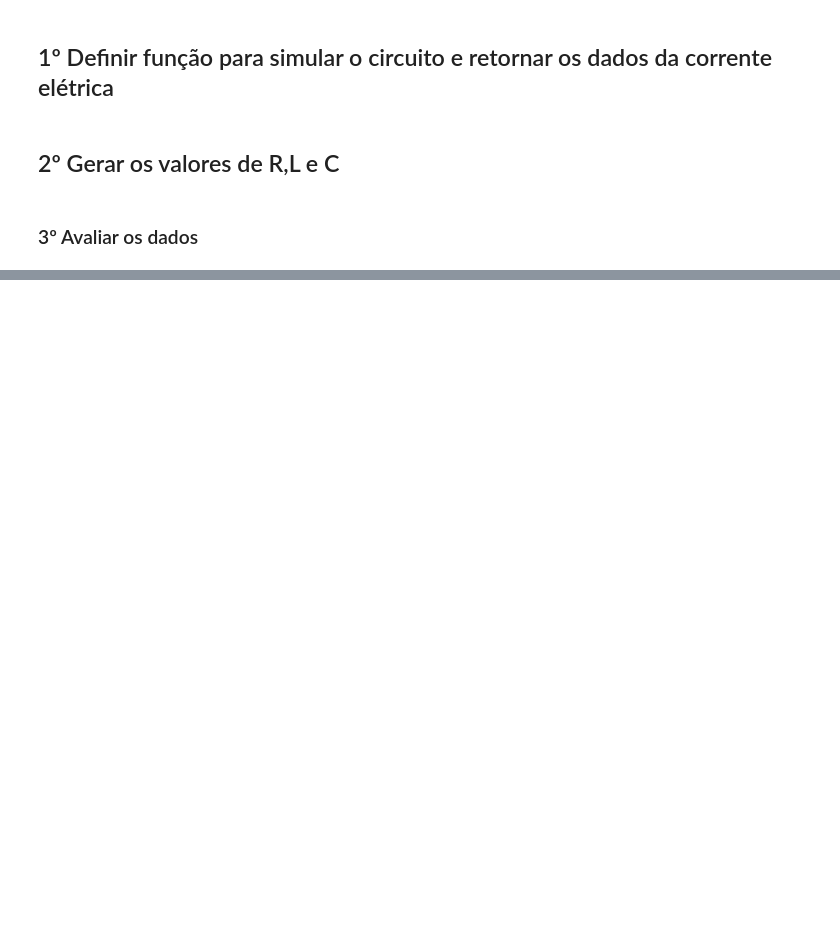
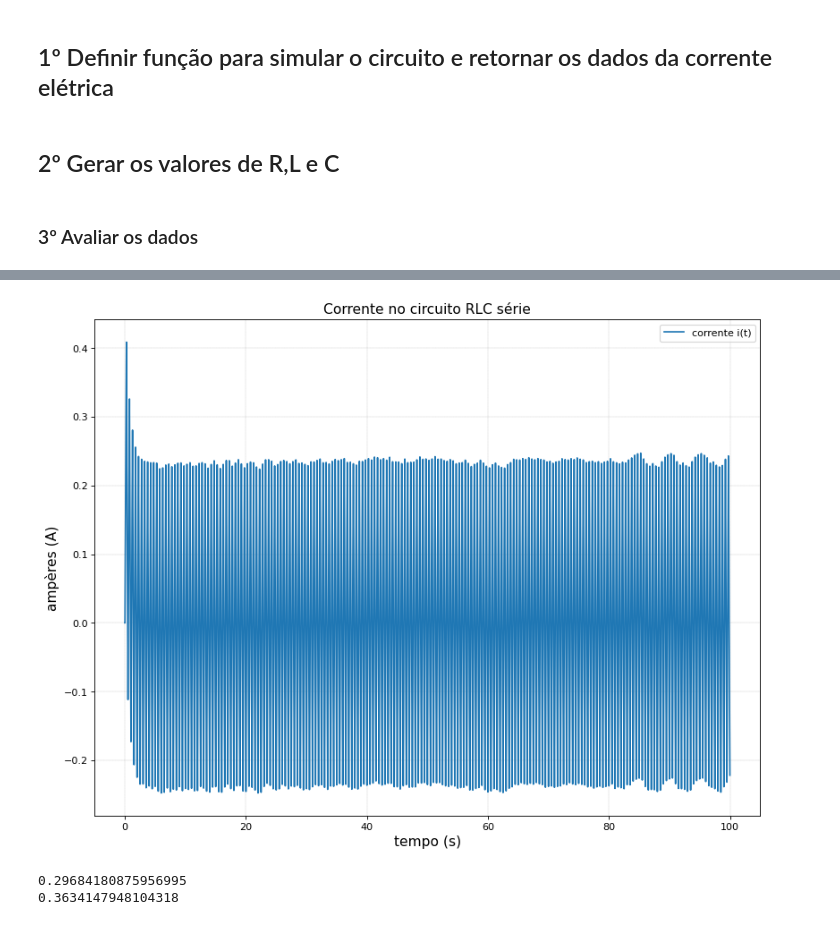
Before and after one commit to ygordealmeida/Electricalcircuit_predictvalues, a Jupyter notebook: simulador.ipynb, the cells around one changed output, grey strips where cells are left out. Drawn from its saved outputs; the diff is of its cells as text; code cells hidden in the pictures; blank space fills up the shorter version.

```diff
--- a/simulador.ipynb
+++ b/simulador.ipynb
@@ -204,0 +466,4 @@ simulador(5.92417385e+03, 3.95611159e+01, 8.71784259e-05,1)
+# %%
+icorreto=simulador(9.86381054e+00, 7.87881327e+00, 1.77018321e+00,1)
+# %% [output]
+[figure, added]
@@ -204,0 +475,6 @@ simulador(5.92417385e+03, 3.95611159e+01, 8.71784259e-05,1)
+# %%
+print(igerado[110])
+print(icorreto[110])
+# %% [output]
+0.29684180875956995
+0.3634147948104318
```
Also changed, not shown: parts of 25 cells of this notebook.
